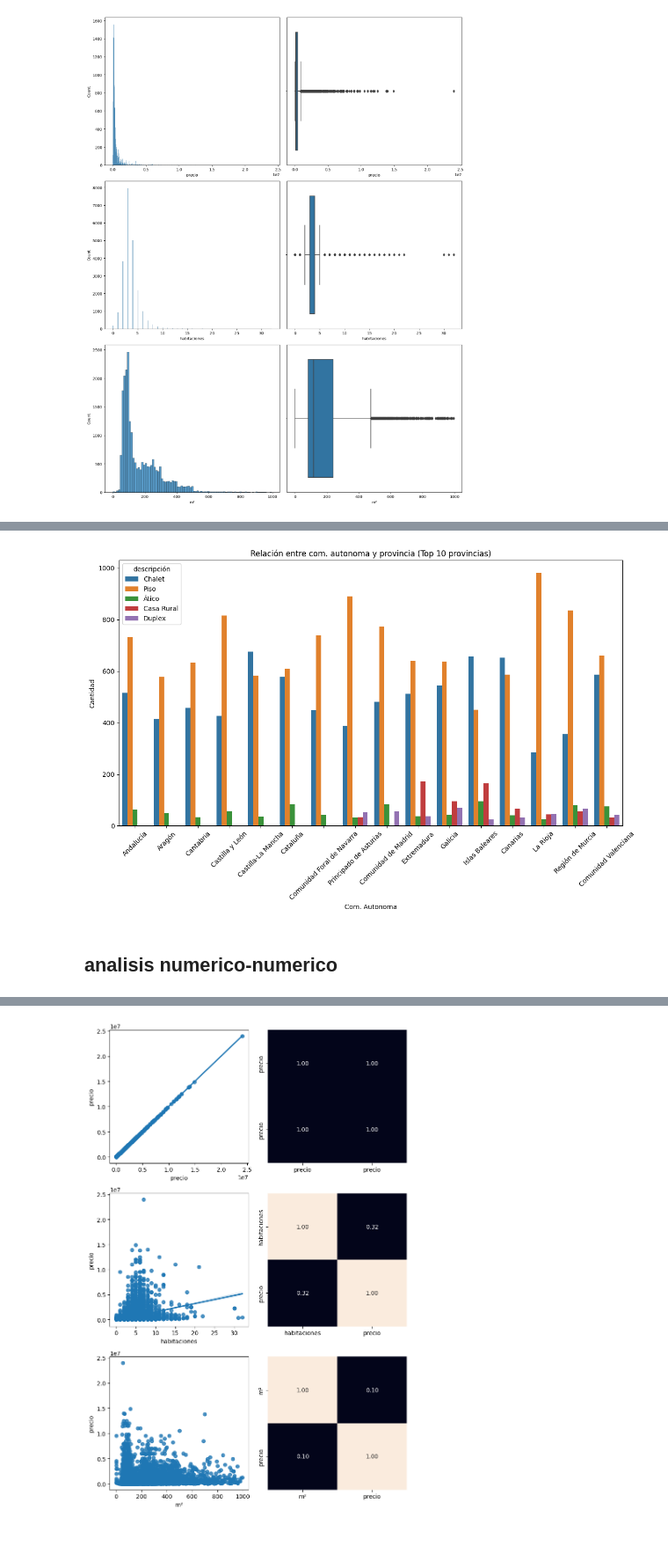
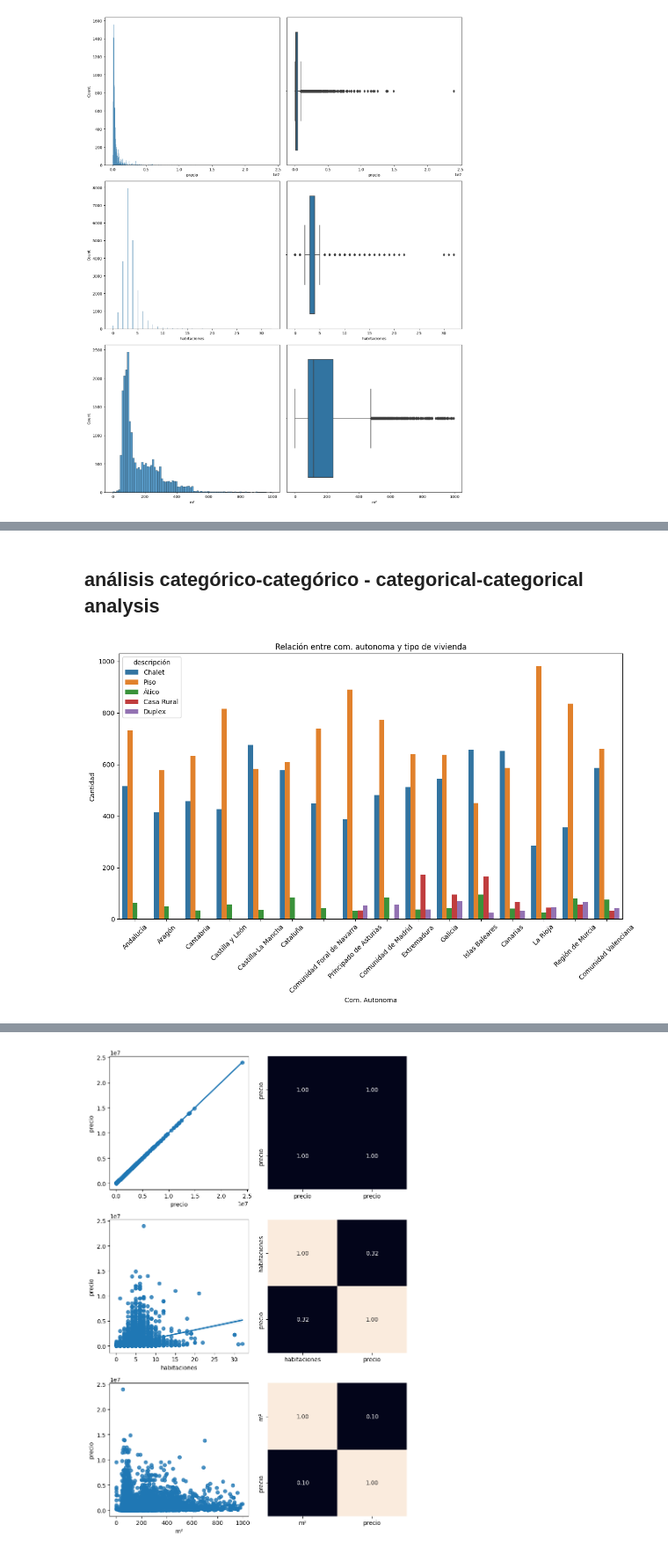
Before and after one commit to 4GeeksAcademy/028-PROYECTO_FINAL_VIVIENDAS-main-4geeks, a Jupyter notebook: src/eda.ipynb, the cells around one changed output, grey strips where cells are left out. Shown at 88% size. Cells and saved outputs as stored; diff of their text form; code cells hidden in the pictures.

```diff
--- a/src/eda.ipynb
+++ b/src/eda.ipynb
@@ -140,31 +162,31 @@ plt.show()
+# %% [markdown]
+## análisis categórico-categórico - categorical-categorical analysis
 # %%
 import matplotlib.pyplot as plt
 import seaborn as sns
 
 # Obtener las 10 provincias más importantes
 top_10_provincias = dataframe['descripción'].value_counts().nlargest(5).index
 
 # Filtrar el DataFrame solo para las 10 provincias más importantes
 dataframe_top_10_provincias = dataframe[dataframe['descripción'].isin(top_10_provincias)]
 
 # Crear una figura de subplots
 fig, axes = plt.subplots(figsize=(12, 8))
 
 # Crear un gráfico de barras para analizar 'com. autonoma' vs 'provincia'
 sns.countplot(data=dataframe_top_10_provincias, x='com. autonoma', hue='descripción', ax=axes)
-axes.set_title('Relación entre com. autonoma y provincia (Top 10 provincias)')
+axes.set_title('Relación entre com. autonoma y tipo de vivienda')
 axes.set_xlabel('Com. Autonoma')
 axes.set_ylabel('Cantidad')
 
 # Rotar las etiquetas del eje x para mayor legibilidad
 axes.tick_params(axis='x', rotation=45)
 
 # Ajustar diseño
 plt.tight_layout()
 
 # Mostrar el gráfico
 plt.show()
 # %% [output]
-[figure, old version]
+[figure, new version]
-# %% [markdown]
-## analisis numerico-numerico
```
Also changed, not shown: parts of 20 cells of this notebook.
